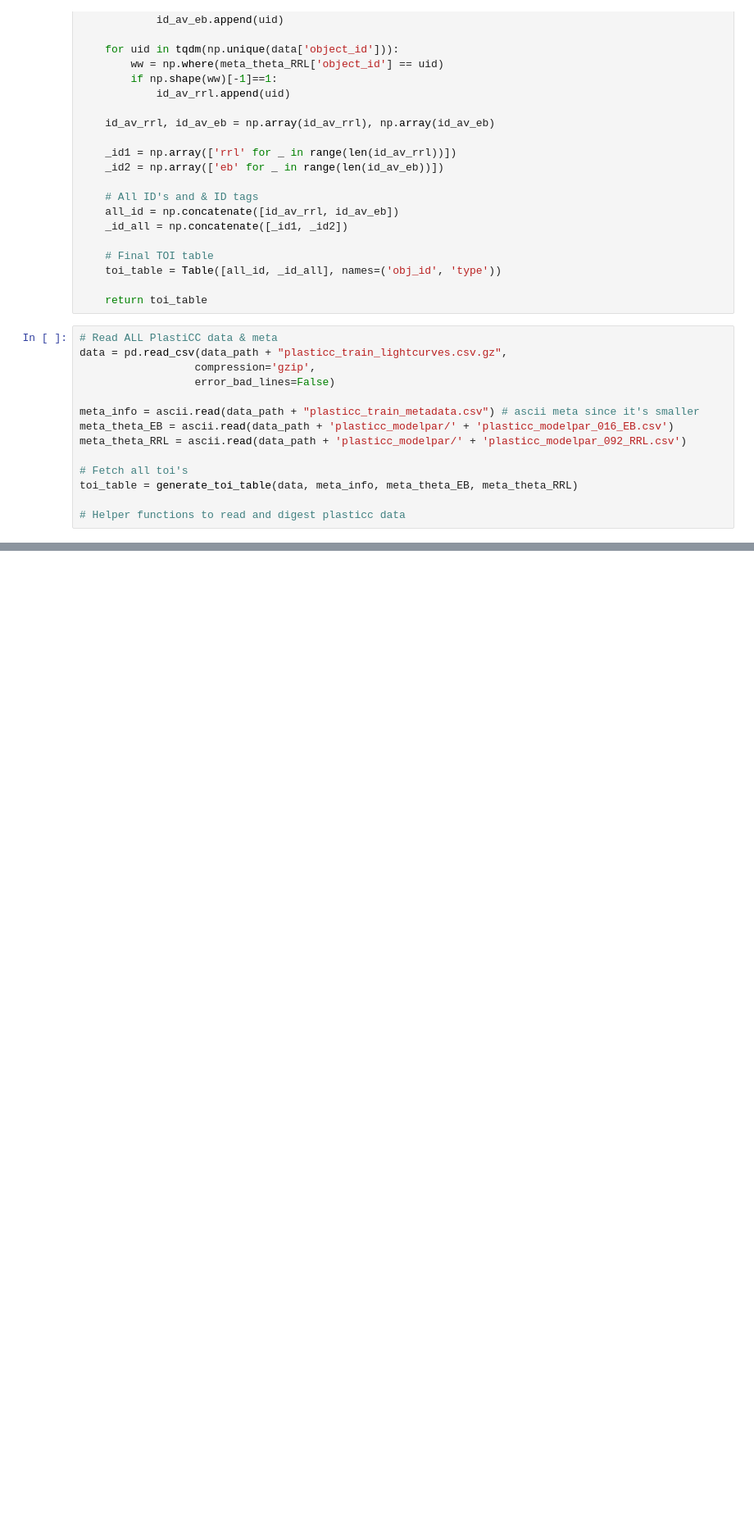
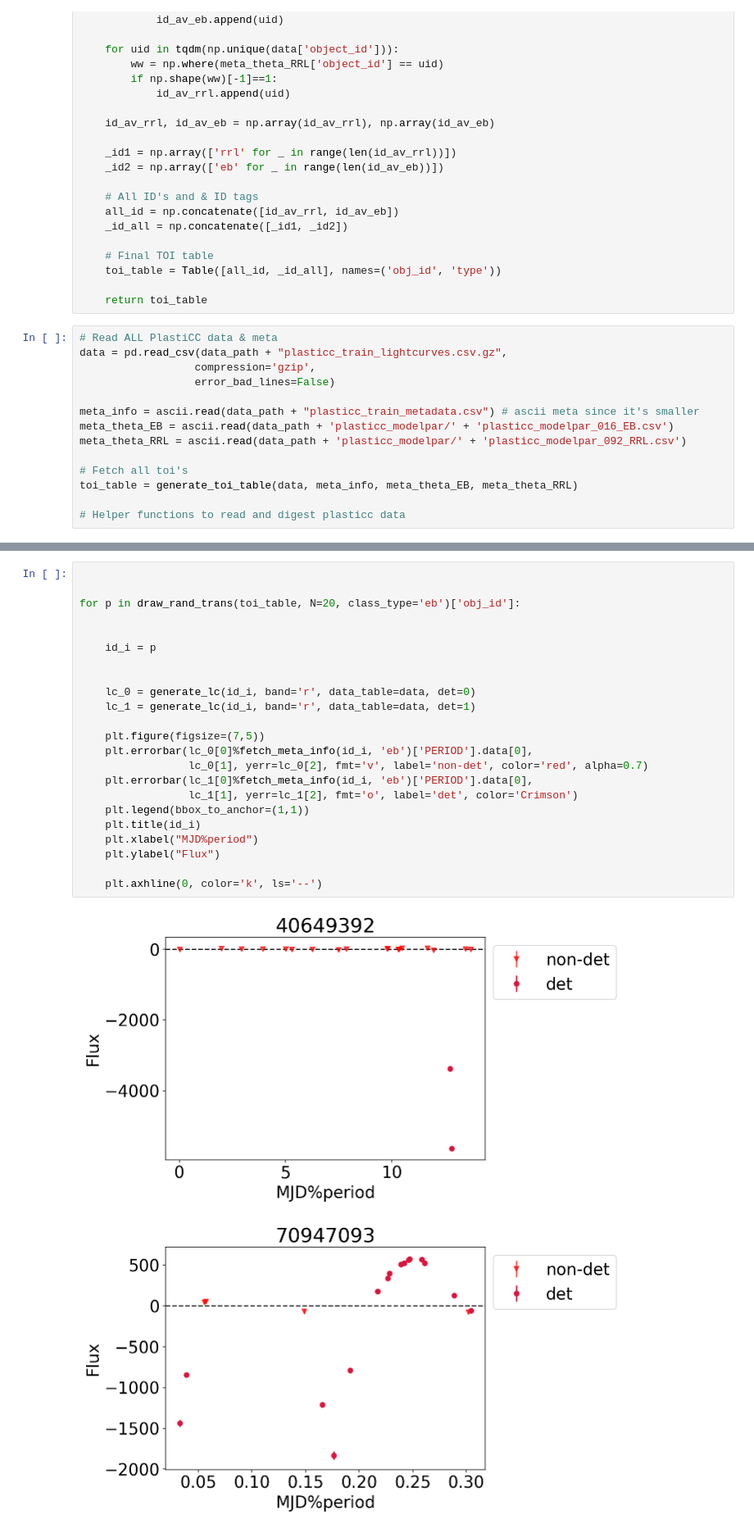
Before and after one commit to AndyTza/periodos, a Jupyter notebook: notebooks/LightCurve Fitting.ipynb, the cells around one changed output, grey strips where cells are left out. Shown at 82% size. Saved outputs shown, nothing was run; the diff lists cells and outputs as text; blank space fills up the shorter version.

```diff
--- a/notebooks/LightCurve Fitting.ipynb
+++ b/notebooks/LightCurve Fitting.ipynb
@@ -312,0 +313,26 @@ array([59887.3397, 59907.2138, 59957.2404, 59972.0645, 59985.1984,
+# %%
+
+
+for p in draw_rand_trans(toi_table, N=20, class_type='eb')['obj_id']:
+
+
+    id_i = p
+
+
+    lc_0 = generate_lc(id_i, band='r', data_table=data, det=0)
+    lc_1 = generate_lc(id_i, band='r', data_table=data, det=1)
+
+    plt.figure(figsize=(7,5))
+    plt.errorbar(lc_0[0]%fetch_meta_info(id_i, 'eb')['PERIOD'].data[0],
+                 lc_0[1], yerr=lc_0[2], fmt='v', label='non-det', color='red', alpha=0.7)
+    plt.errorbar(lc_1[0]%fetch_meta_info(id_i, 'eb')['PERIOD'].data[0],
+                 lc_1[1], yerr=lc_1[2], fmt='o', label='det', color='Crimson')
+    plt.legend(bbox_to_anchor=(1,1))
+    plt.title(id_i)
+    plt.xlabel("MJD%period")
+    plt.ylabel("Flux")
+
+    plt.axhline(0, color='k', ls='--')
+# %% [output]
+[figure, added]
+[figure, added]
```
Also changed, not shown: parts of 22 cells of this notebook, 2 other files.
